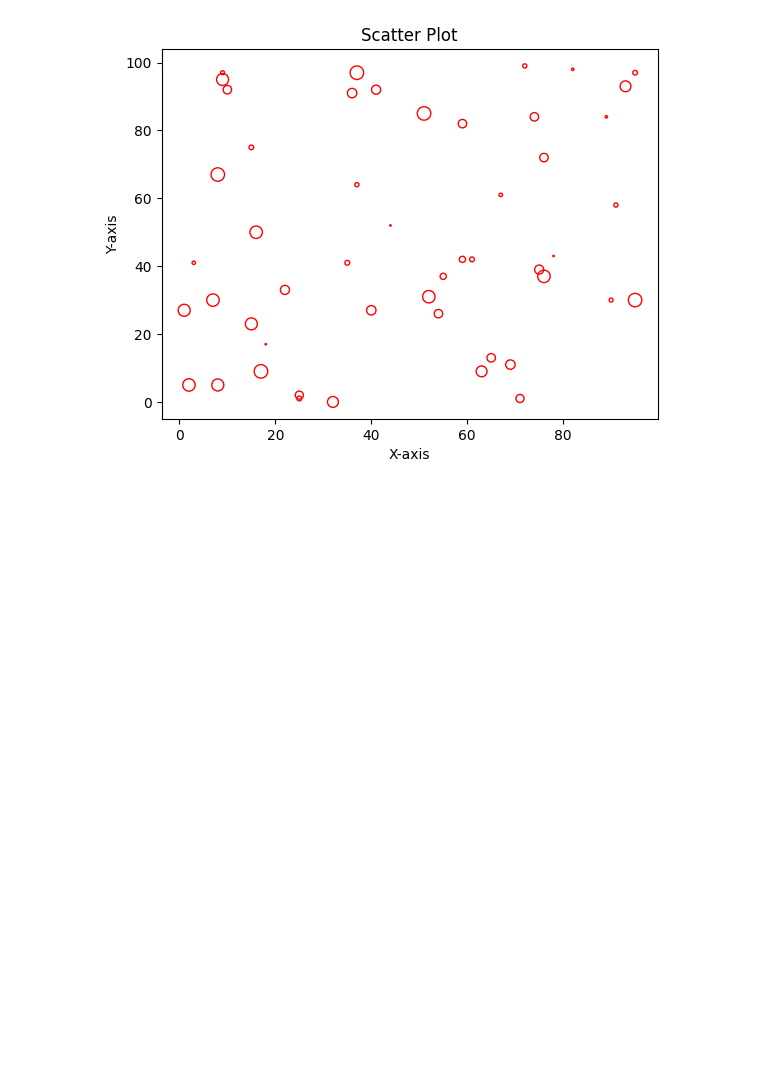
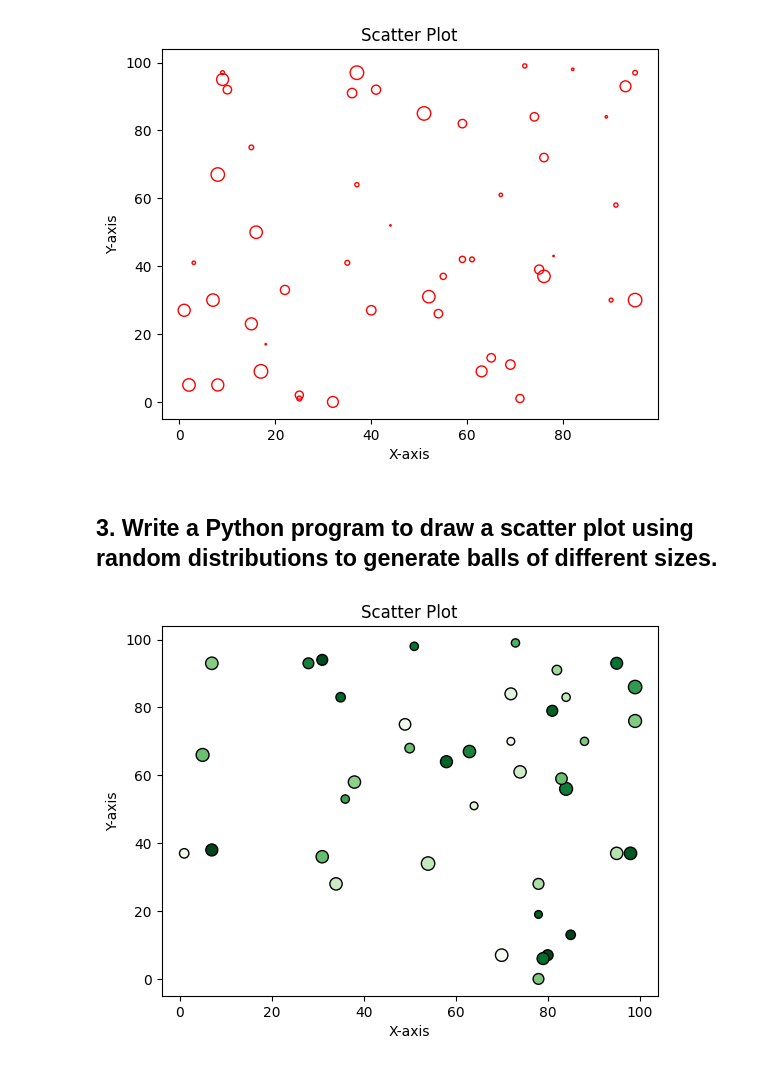
Before and after one commit to Deven5656/Python_Libraries, a Jupyter notebook: Matplotlib_Scatter_charts/scatter.ipynb, the cells around one changed output. Cells and saved outputs as stored; diff of their text form; code cells hidden in the pictures; blank space fills up the shorter version.

Commit message:
[Deven] Add :Python program to draw a scatter plot using random distributions to generate balls of different sizes.

```diff
--- a/Matplotlib_Scatter_charts/scatter.ipynb
+++ b/Matplotlib_Scatter_charts/scatter.ipynb
@@ -48,3 +48,24 @@ if __name__ == "__main__":
     main()
 # %% [output]
 [figure]
+# %% [markdown]
+## 3. Write a Python program to draw a scatter plot using random distributions to generate balls of different sizes.
+# %%
+def main():
+    x_points=np.random.randint(100,size=40)
+    y_points=np.random.randint(100,size=40)
+    colors=np.random.randint(100,size=40)
+    size=np.random.randint(30,100,size=15)
+
+    plt.title('Scatter Plot')
+    plt.xlabel('X-axis')
+    plt.ylabel('Y-axis')
+
+    plt.scatter(x_points,y_points,marker='o',c=colors,edgecolors='k',sizes=size,facecolor='None',cmap='Greens_r')
+
+    plt.show()
+
+if __name__ == "__main__":
+    main()
+# %% [output]
+[figure, added]
```
